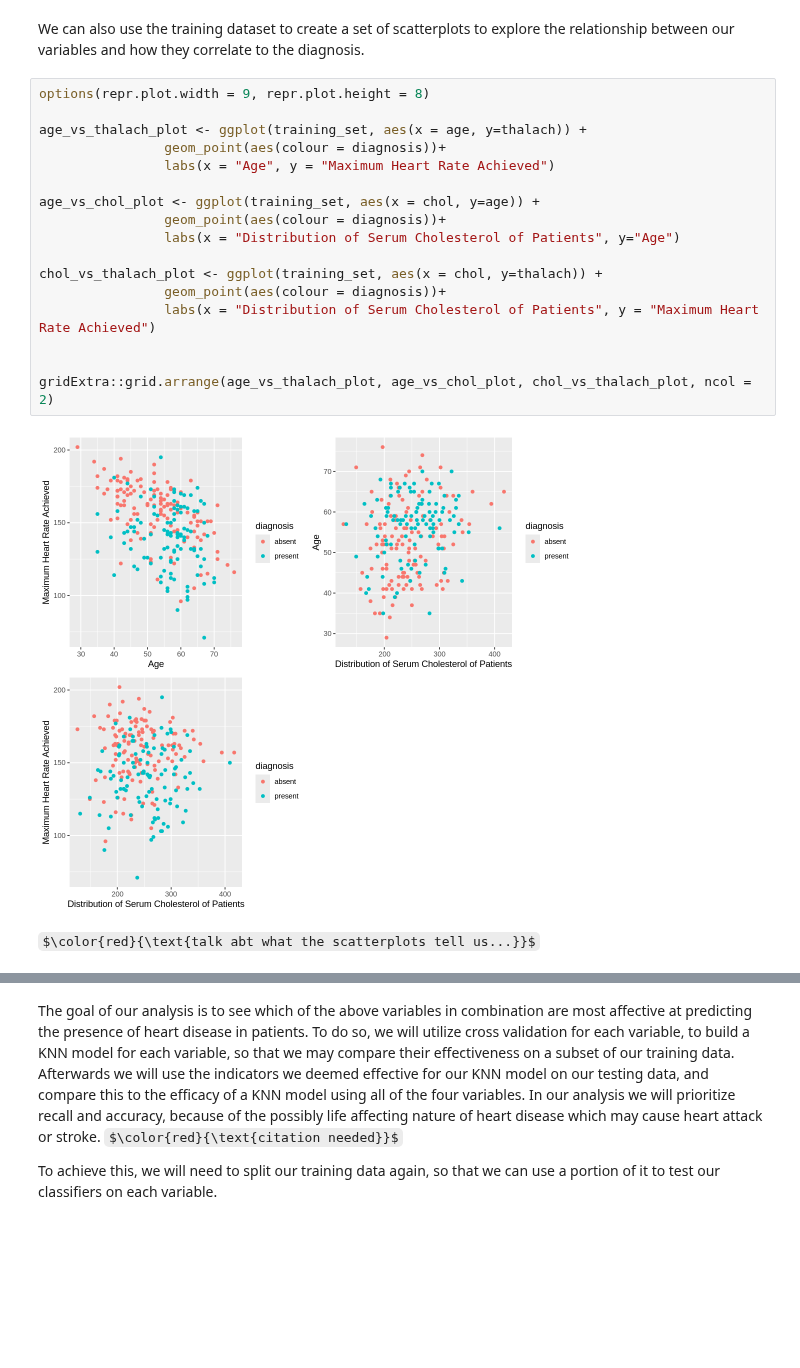
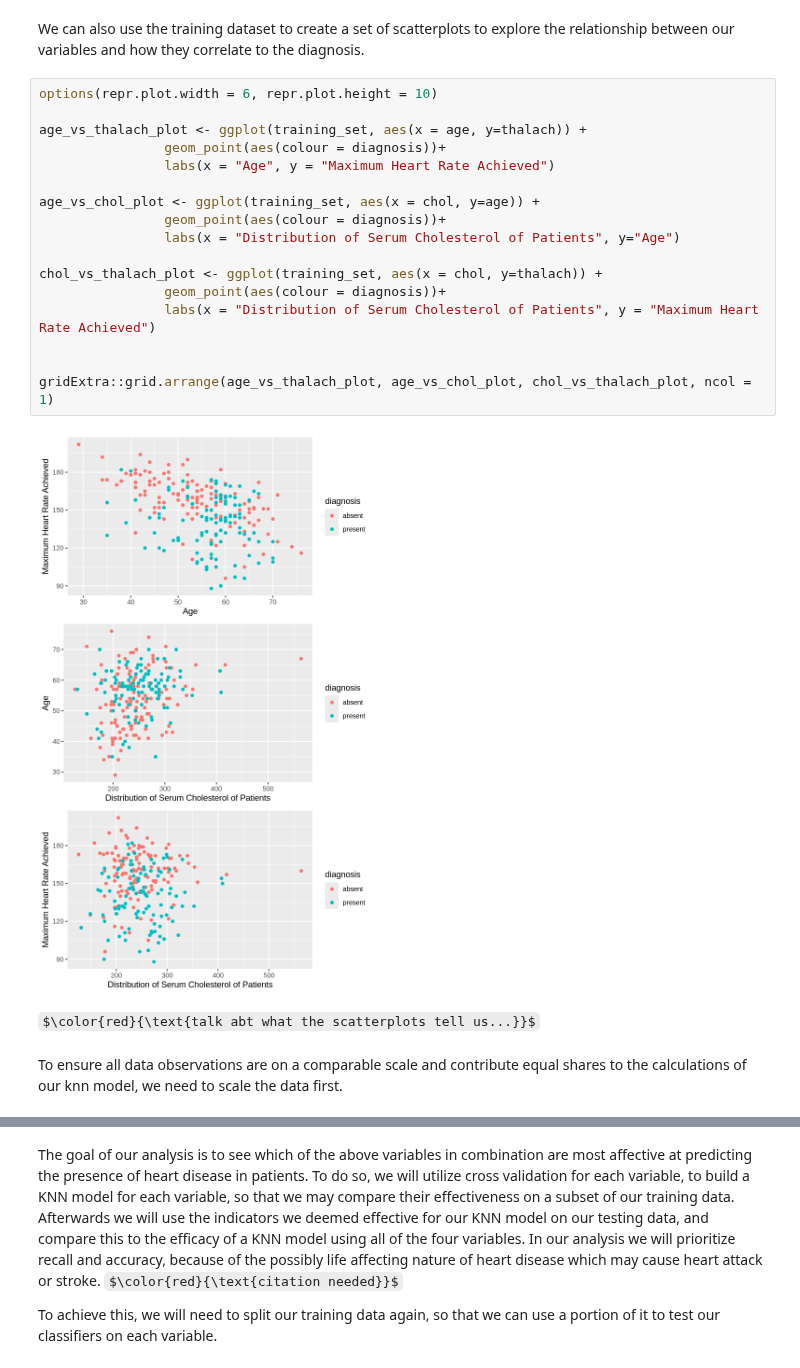
Before and after one commit to Nitro-87/Group-2-Project-Proposal, a Jupyter notebook: Project-Report.ipynb, the cells around one changed output, grey strips where cells are left out. Saved outputs shown, nothing was run; the diff lists cells and outputs as text; some formulas as TeX source; blank space fills up the shorter version.

```diff
--- a/Project-Report.ipynb
+++ b/Project-Report.ipynb
@@ -241,23 +241,25 @@ A tibble: 2 × 3
 # %% [markdown]
 We can also use the training dataset to create a set of scatterplots to explore the relationship between our variables and how they correlate to the diagnosis.
 # %%
-options(repr.plot.width = 9, repr.plot.height = 8)
+options(repr.plot.width = 6, repr.plot.height = 10)
 
 age_vs_thalach_plot <- ggplot(training_set, aes(x = age, y=thalach)) +
                 geom_point(aes(colour = diagnosis))+
                 labs(x = "Age", y = "Maximum Heart Rate Achieved")
 
 age_vs_chol_plot <- ggplot(training_set, aes(x = chol, y=age)) +
                 geom_point(aes(colour = diagnosis))+
                 labs(x = "Distribution of Serum Cholesterol of Patients", y="Age")
 
 chol_vs_thalach_plot <- ggplot(training_set, aes(x = chol, y=thalach)) +
                 geom_point(aes(colour = diagnosis))+
                 labs(x = "Distribution of Serum Cholesterol of Patients", y = "Maximum Heart Rate Achieved")
 
 
-gridExtra::grid.arrange(age_vs_thalach_plot, age_vs_chol_plot, chol_vs_thalach_plot, ncol = 2)
+gridExtra::grid.arrange(age_vs_thalach_plot, age_vs_chol_plot, chol_vs_thalach_plot, ncol = 1)
 # %% [output]
-[figure, old version]
+[figure, new version]
 # %% [markdown]
 $\color{red}{\text{talk abt what the scatterplots tell us...}}$
+# %% [markdown]
+To ensure all data observations are on a comparable scale and contribute equal shares to the calculations of our knn model, we need to scale the data first.
```
Also changed, not shown: parts of 9 cells of this notebook.
